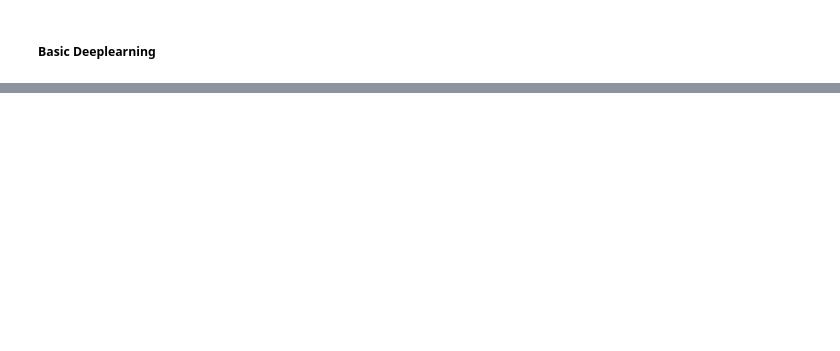
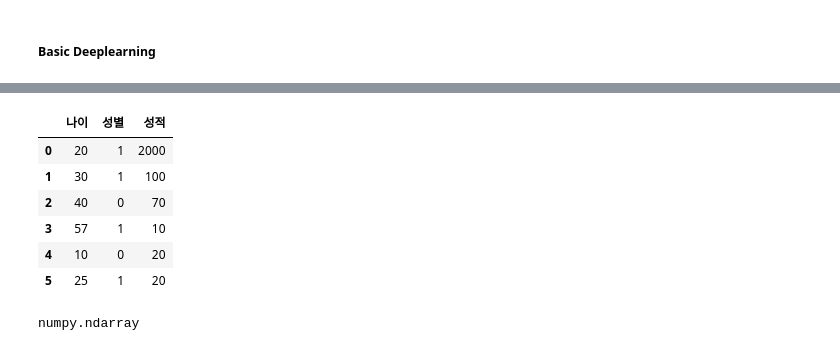
Before and after one commit to iznue/Ml_project, a Jupyter notebook: week5/basic deeplearning.ipynb, the cells around one changed output, grey strips where cells are left out. Saved outputs shown, nothing was run; the diff lists cells and outputs as text; code cells hidden in the pictures; blank space fills up the shorter version.

```diff
--- a/week5/basic deeplearning.ipynb
+++ b/week5/basic deeplearning.ipynb
@@ -117,0 +148,21 @@ model.get_weights()
+# %%
+나이=[20,30,40,57,10,25]
+성별=[1,1,0,1,0,1]
+성적=[2000,100,70,10,20,20]
+
+import pandas as pd
+df=pd.DataFrame({'나이':나이, '성별':성별, '성적':성적})
+display(df)
+x=df[['나이', '성별']].values # values에 의해 numpy로 변경됨
+y=df['성적'].values
+
+type(x)
+# %% [output]
+|  | 나이 | 성별 | 성적 |
+| 0 | 20 | 1 | 2000 |
+| 1 | 30 | 1 | 100 |
+| 2 | 40 | 0 | 70 |
+| 3 | 57 | 1 | 10 |
+| 4 | 10 | 0 | 20 |
+| 5 | 25 | 1 | 20 |
+numpy.ndarray
```
Also changed, not shown: parts of 14 cells of this notebook, 1 other file.
